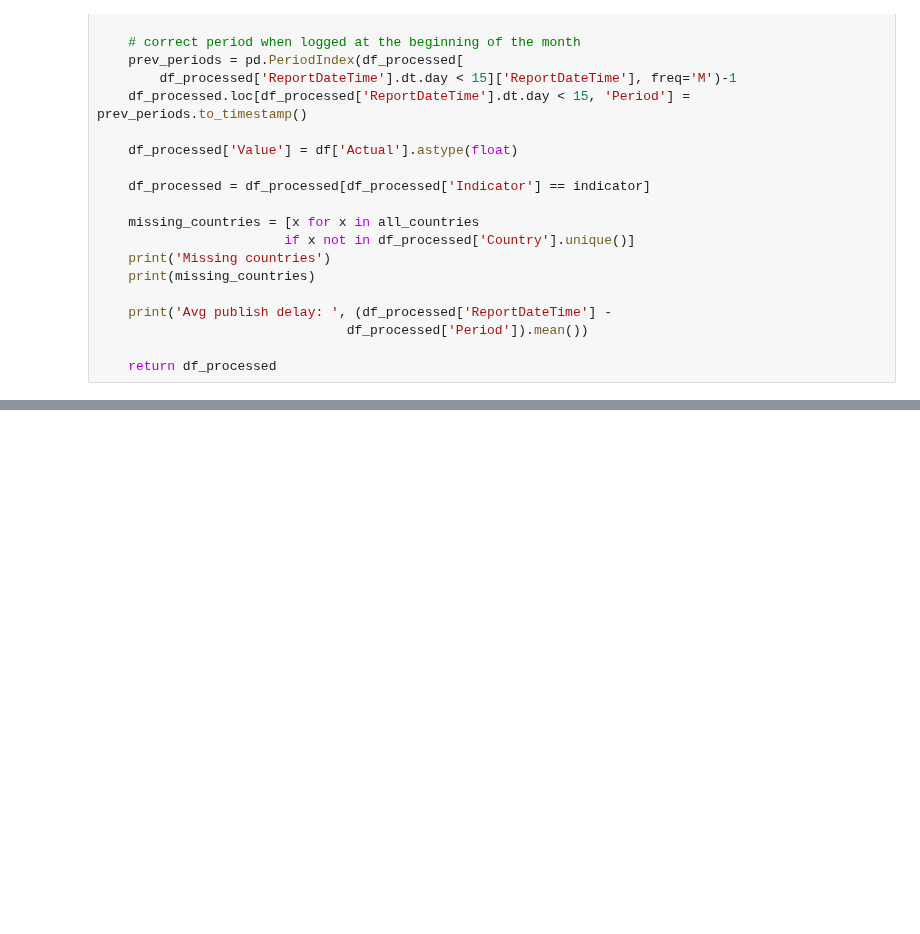
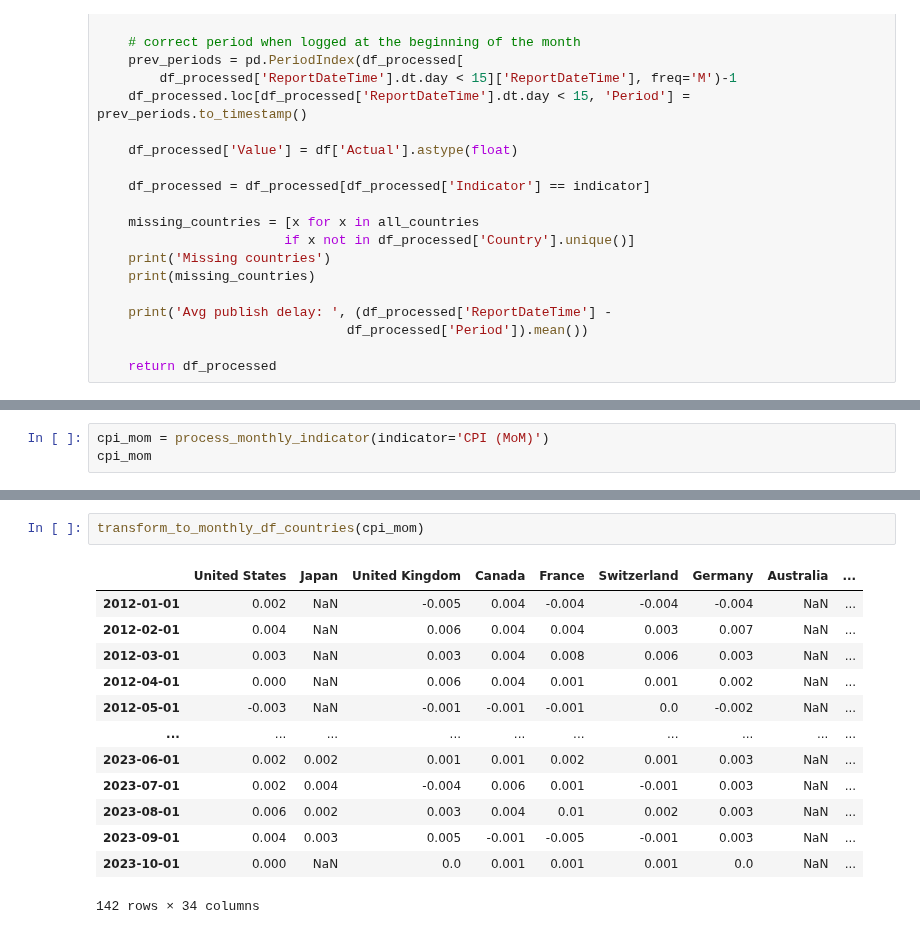
Before and after one commit to lharazin/TFM, a Jupyter notebook: Data/Investing_EconomicCalendar/calendar_preprocessing.ipynb, the cells around one changed output, grey strips where cells are left out. Drawn from its saved outputs; the diff is of its cells as text; blank space fills up the shorter version.

```diff
--- a/Data/Investing_EconomicCalendar/calendar_preprocessing.ipynb
+++ b/Data/Investing_EconomicCalendar/calendar_preprocessing.ipynb
@@ -294,0 +544,3 @@ Avg publish delay:  34 days 02:11:21.702127659
+# %%
+cpi_mom = process_monthly_indicator(indicator='CPI (MoM)')
+cpi_mom
@@ -294,0 +565,16 @@ Avg publish delay:  34 days 02:11:21.702127659
+# %%
+transform_to_monthly_df_countries(cpi_mom)
+# %% [output]
+|  | United States | Japan | United Kingdom | Canada | France | Switzerland | Germany | Australia | ... |
+| 2012-01-01 | 0.002 | NaN | -0.005 | 0.004 | -0.004 | -0.004 | -0.004 | NaN | ... |
+| 2012-02-01 | 0.004 | NaN | 0.006 | 0.004 | 0.004 | 0.003 | 0.007 | NaN | ... |
+| 2012-03-01 | 0.003 | NaN | 0.003 | 0.004 | 0.008 | 0.006 | 0.003 | NaN | ... |
+| 2012-04-01 | 0.000 | NaN | 0.006 | 0.004 | 0.001 | 0.001 | 0.002 | NaN | ... |
+| 2012-05-01 | -0.003 | NaN | -0.001 | -0.001 | -0.001 | 0.0 | -0.002 | NaN | ... |
+| ... | ... | ... | ... | ... | ... | ... | ... | ... | ... |
+| 2023-06-01 | 0.002 | 0.002 | 0.001 | 0.001 | 0.002 | 0.001 | 0.003 | NaN | ... |
+| 2023-07-01 | 0.002 | 0.004 | -0.004 | 0.006 | 0.001 | -0.001 | 0.003 | NaN | ... |
+| 2023-08-01 | 0.006 | 0.002 | 0.003 | 0.004 | 0.01 | 0.002 | 0.003 | NaN | ... |
+| 2023-09-01 | 0.004 | 0.003 | 0.005 | -0.001 | -0.005 | -0.001 | 0.003 | NaN | ... |
+| 2023-10-01 | 0.000 | NaN | 0.0 | 0.001 | 0.001 | 0.001 | 0.0 | NaN | ... |
+142 rows × 34 columns
```
Also changed, not shown: parts of 32 cells of this notebook, 1 other file.
